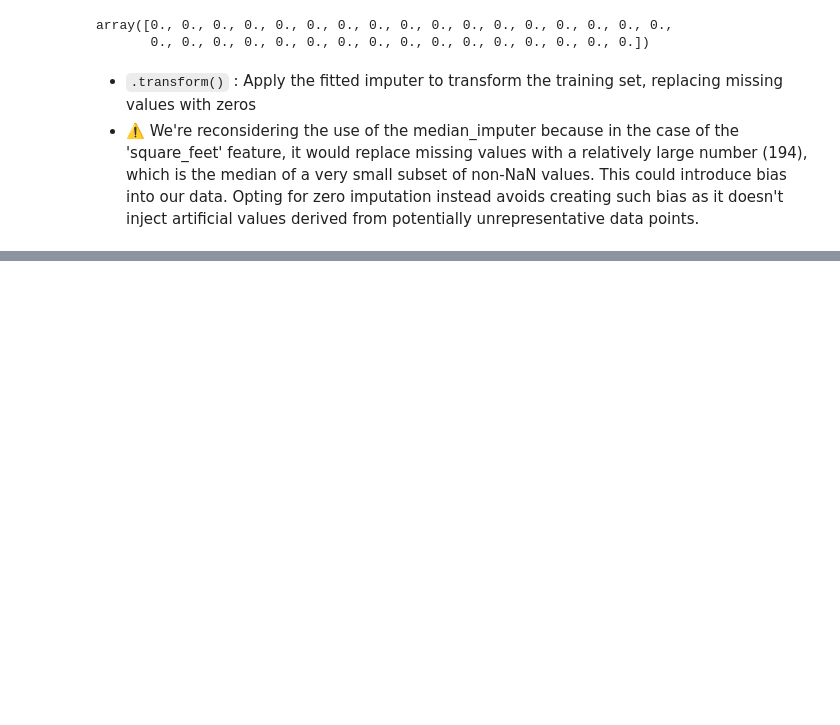
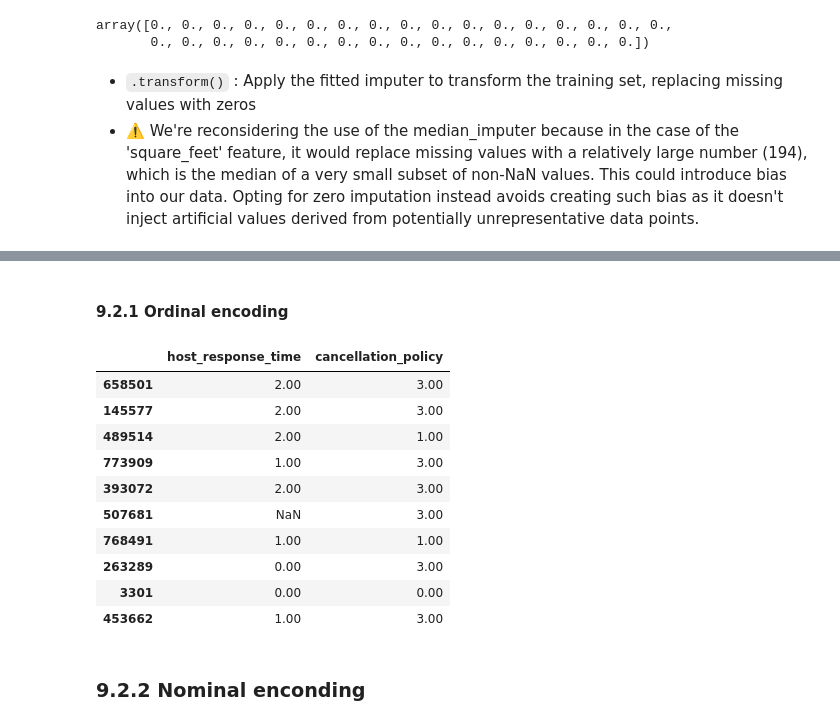
Before and after one commit to arthurcornelio88/airbnbpricing, a Jupyter notebook: airbnb-pricing.ipynb, the cells around one changed output, grey strips where cells are left out. Cells and saved outputs as stored; diff of their text form; code cells hidden in the pictures; blank space fills up the shorter version.

```diff
--- a/airbnb-pricing.ipynb
+++ b/airbnb-pricing.ipynb
@@ -583,0 +690,8 @@ X_train_num_tr = pd.DataFrame(X, columns=X_train_num.columns)
+# %%
+# filtering outliers categorical values
+
+X_train_cat_filtered = X_train_cat[(X_train_cat['host_is_superhost'] != '3') &
+                                   (X_train_cat['is_location_exact'] != '2019-03-13') &
+                                   (X_train_cat['room_type'] != '2019-03-06') &
+                                   (X_train_cat['bed_type'] != '10.0') &
+                                   (X_train_cat['host_has_profile_pic'] != '$501.00')]
@@ -583,0 +734,40 @@ X_train_num_tr = pd.DataFrame(X, columns=X_train_num.columns)
+# %% [markdown]
+#### 9.2.1 Ordinal encoding
+# %%
+from sklearn.preprocessing import OrdinalEncoder
+
+# Define the desired order for the ordinal columns
+response_time_order = ['within an hour', 'within a few hours', 'within a day', 'a few days or more', np.nan]
+cancellation_policy_order = ['flexible', 'moderate', 'strict', 'strict_14_with_grace_period', 'super_strict_30', 'super_strict_60']
+
+# Assuming X_train_cat_filtered contains your DataFrame
+
+# Create and fit OrdinalEncoders for each column with their respective orders
+response_time_encoder = OrdinalEncoder(categories=[response_time_order], handle_unknown='use_encoded_value', unknown_value=-1)
+cancellation_policy_encoder = OrdinalEncoder(categories=[cancellation_policy_order], handle_unknown='use_encoded_value', unknown_value=-1)
+
+# Select the ordinal columns to be encoded
+ordinal_columns = ['host_response_time', 'cancellation_policy']
+
+# Create a copy of the DataFrame to avoid modifying the original
+X_train_cat_ord = X_train_cat_filtered[ordinal_columns].copy()
+
+# Transform the columns in-place, replacing the original values
+X_train_cat_ord['host_response_time'] = response_time_encoder.fit_transform(X_train_cat_ord[['host_response_time']])
+X_train_cat_ord['cancellation_policy'] = cancellation_policy_encoder.fit_transform(X_train_cat_ord[['cancellation_policy']])
+# %%
+X_train_cat_ord[:10]
+# %% [output]
+|  | host_response_time | cancellation_policy |
+| 658501 | 2.00 | 3.00 |
+| 145577 | 2.00 | 3.00 |
+| 489514 | 2.00 | 1.00 |
+| 773909 | 1.00 | 3.00 |
+| 393072 | 2.00 | 3.00 |
+| 507681 | NaN | 3.00 |
+| 768491 | 1.00 | 1.00 |
+| 263289 | 0.00 | 3.00 |
+| 3301 | 0.00 | 0.00 |
+| 453662 | 1.00 | 3.00 |
+# %% [markdown]
+### 9.2.2 Nominal enconding
```
Also changed, not shown: parts of 27 cells of this notebook.
